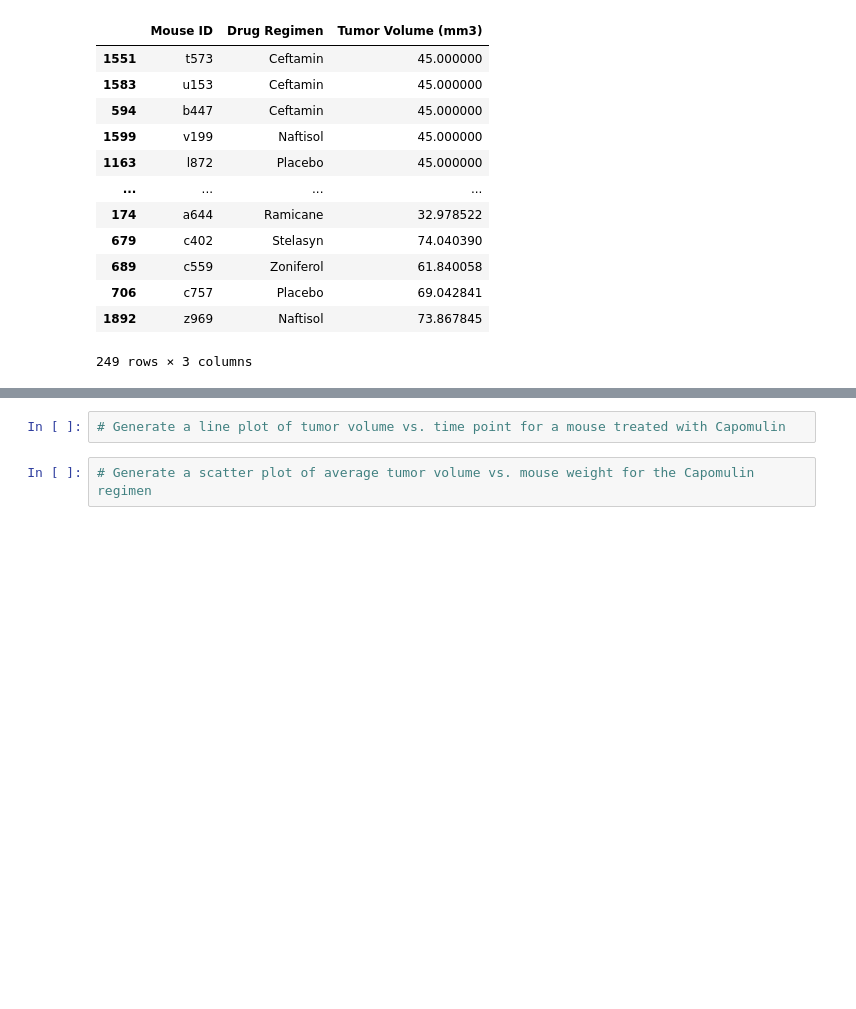
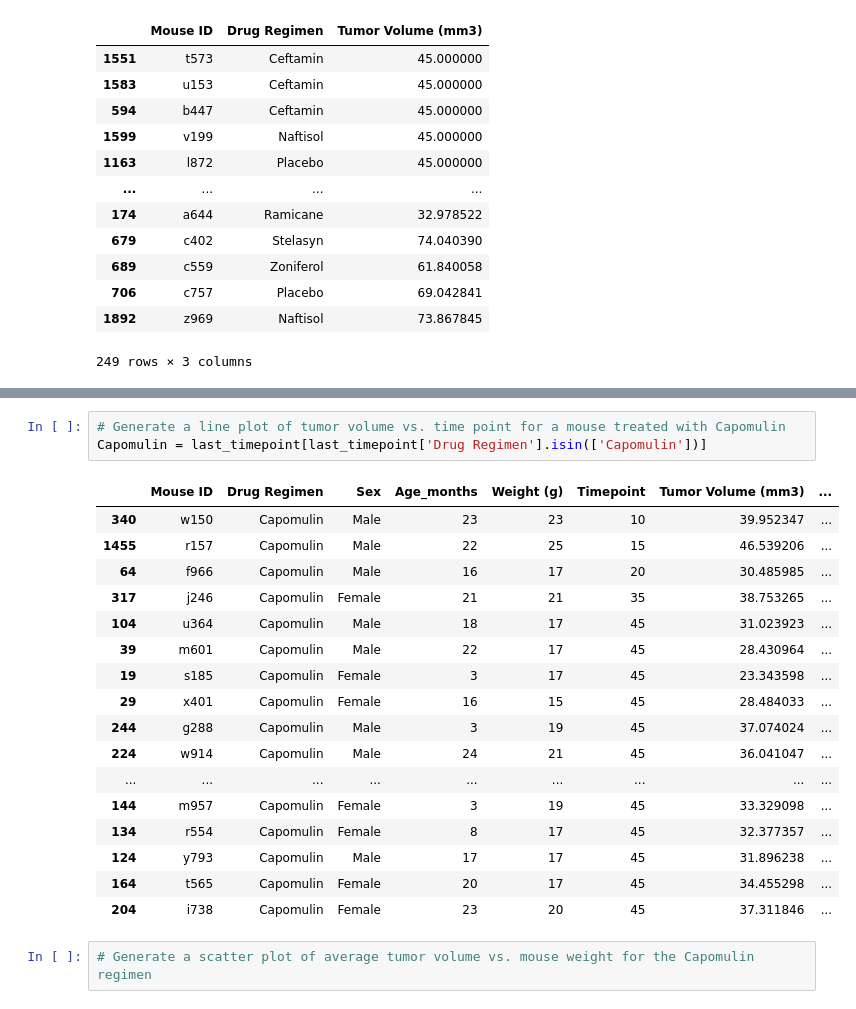
Before and after one commit to emedina2/Matplotlib_Homework, a Jupyter notebook: 02-Homework/05-Matplotlib/Instructions/Pymaceuticals/Pymaceuticals.ipynb, the cells around one changed output, grey strips where cells are left out. Drawn from its saved outputs; the diff is of its cells as text; blank space fills up the shorter version.

```diff
--- a/02-Homework/05-Matplotlib/Instructions/Pymaceuticals/Pymaceuticals.ipynb
+++ b/02-Homework/05-Matplotlib/Instructions/Pymaceuticals/Pymaceuticals.ipynb
@@ -259,5 +251,24 @@ The drug Capomulin matches Capomulin.
 # %%
 # Generate a line plot of tumor volume vs. time point for a mouse treated with Capomulin
+Capomulin = last_timepoint[last_timepoint['Drug Regimen'].isin(['Capomulin'])]
+# %% [output]
+|  | Mouse ID | Drug Regimen | Sex | Age_months | Weight (g) | Timepoint | Tumor Volume (mm3) | ... |
+| 340 | w150 | Capomulin | Male | 23 | 23 | 10 | 39.952347 | ... |
+| 1455 | r157 | Capomulin | Male | 22 | 25 | 15 | 46.539206 | ... |
+| 64 | f966 | Capomulin | Male | 16 | 17 | 20 | 30.485985 | ... |
+| 317 | j246 | Capomulin | Female | 21 | 21 | 35 | 38.753265 | ... |
+| 104 | u364 | Capomulin | Male | 18 | 17 | 45 | 31.023923 | ... |
+| 39 | m601 | Capomulin | Male | 22 | 17 | 45 | 28.430964 | ... |
+| 19 | s185 | Capomulin | Female | 3 | 17 | 45 | 23.343598 | ... |
+| 29 | x401 | Capomulin | Female | 16 | 15 | 45 | 28.484033 | ... |
+| 244 | g288 | Capomulin | Male | 3 | 19 | 45 | 37.074024 | ... |
+| 224 | w914 | Capomulin | Male | 24 | 21 | 45 | 36.041047 | ... |
+| ... | ... | ... | ... | ... | ... | ... | ... | ... |
+| 144 | m957 | Capomulin | Female | 3 | 19 | 45 | 33.329098 | ... |
+| 134 | r554 | Capomulin | Female | 8 | 17 | 45 | 32.377357 | ... |
+| 124 | y793 | Capomulin | Male | 17 | 17 | 45 | 31.896238 | ... |
+| 164 | t565 | Capomulin | Female | 20 | 17 | 45 | 34.455298 | ... |
+| 204 | i738 | Capomulin | Female | 23 | 20 | 45 | 37.311846 | ... |
 # %%
 # Generate a scatter plot of average tumor volume vs. mouse weight for the Capomulin regimen
 # %%
```
Also changed, not shown: parts of 2 cells of this notebook.
